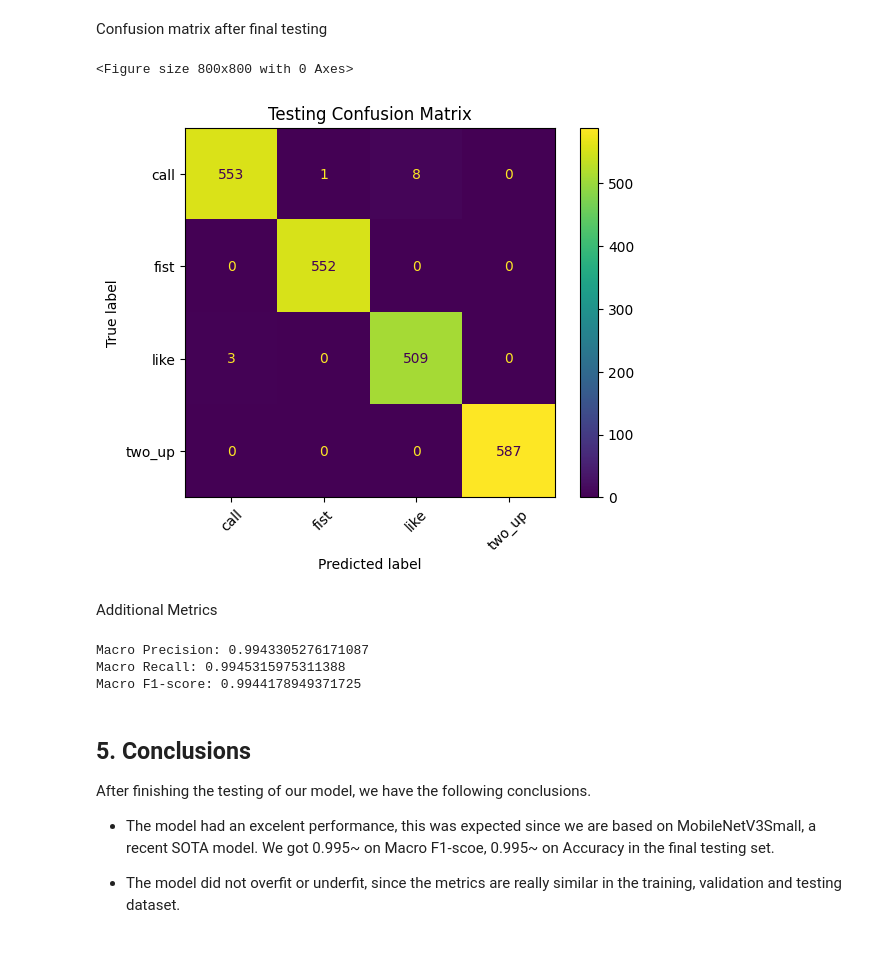
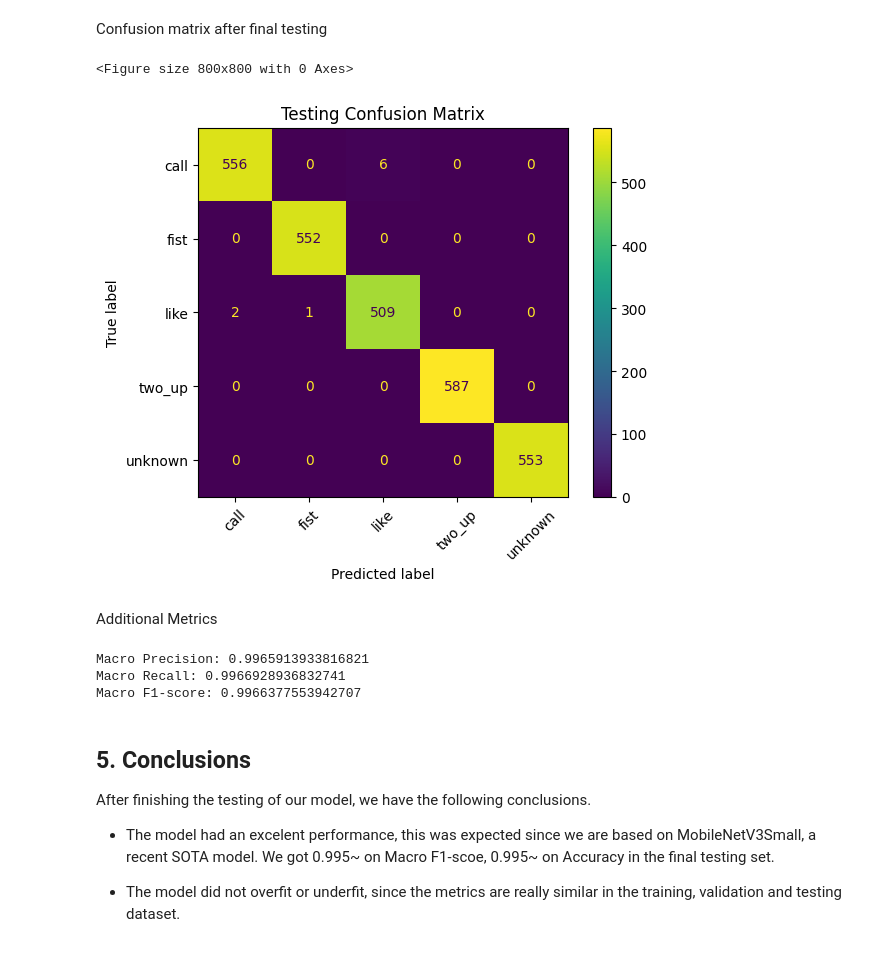
Before and after one commit to DiegoMucha/WaveSlide, a Jupyter notebook: notebooks/Model_and_Evaluation.ipynb, the cells around one changed output. Drawn from its saved outputs; the diff is of its cells as text; code cells hidden in the pictures.

```diff
--- a/notebooks/Model_and_Evaluation.ipynb
+++ b/notebooks/Model_and_Evaluation.ipynb
@@ -83,7 +85,8 @@ def build_mobilenet_dataframe_from_folder(crops_root):
             label_id = 2
         elif label_dir.name == "two_up":
             label_id = 3
-
+        elif label_dir.name == "unknown":
+            label_id = 4
         label = label_dir.name
 
         for image_path in sorted(label_dir.rglob("*.jpg")):
@@ -171,7 +175,7 @@ Now we load the images directly into tensorflow using the paths on our dataset t
 BATCH_SIZE = 64
 AUTOTUNE = tf.data.AUTOTUNE # improve performance: when model is training on one batch, TF prepares the next batch in background
 IMG_SIZE = 224
-NUM_CLASSES = 4
+NUM_CLASSES = 5
 # %%
 # Function to load a image into tensorflow
 def load_image_tf(image_path, label_id):
@@ -513,29 +519,28 @@ Confusion matrix after final testing
 # %%
 y_true = []
 y_pred = []
 
 for images, labels in test_ds:
     preds = model.predict(images, verbose=0)
     y_true.extend(labels.numpy())
     y_pred.extend(np.argmax(preds, axis=1))
 
 y_true = np.array(y_true)
-y_pred = np.array(y_pred)
 
 cm = confusion_matrix(y_true, y_pred)
 
 disp = ConfusionMatrixDisplay(
     confusion_matrix=cm,
-    display_labels=["call", "fist", "like", "two_up"]
+    display_labels=["call", "fist", "like", "two_up", "unknown"]
 )
 
 plt.figure(figsize=(8, 8))
 disp.plot(cmap=None, xticks_rotation=45)
 plt.title("Testing Confusion Matrix")
 plt.show()
 # %% [output]
 <Figure size 800x800 with 0 Axes>
-[figure, old version]
+[figure, new version]
 # %% [markdown]
 Additional Metrics
 # %%
@@ -547,9 +552,9 @@ print("Macro Precision:", precision_macro)
 print("Macro Recall:", recall_macro)
 print("Macro F1-score:", f1_macro)
 # %% [output]
-Macro Precision: 0.9943305276171087
-Macro Recall: 0.9945315975311388
-Macro F1-score: 0.9944178949371725
+Macro Precision: 0.9965913933816821
+Macro Recall: 0.9966928936832741
+Macro F1-score: 0.9966377553942707
 # %% [markdown]
 ## 5. Conclusions
 
```
Also changed, not shown: parts of 20 cells of this notebook, 27 other files.
